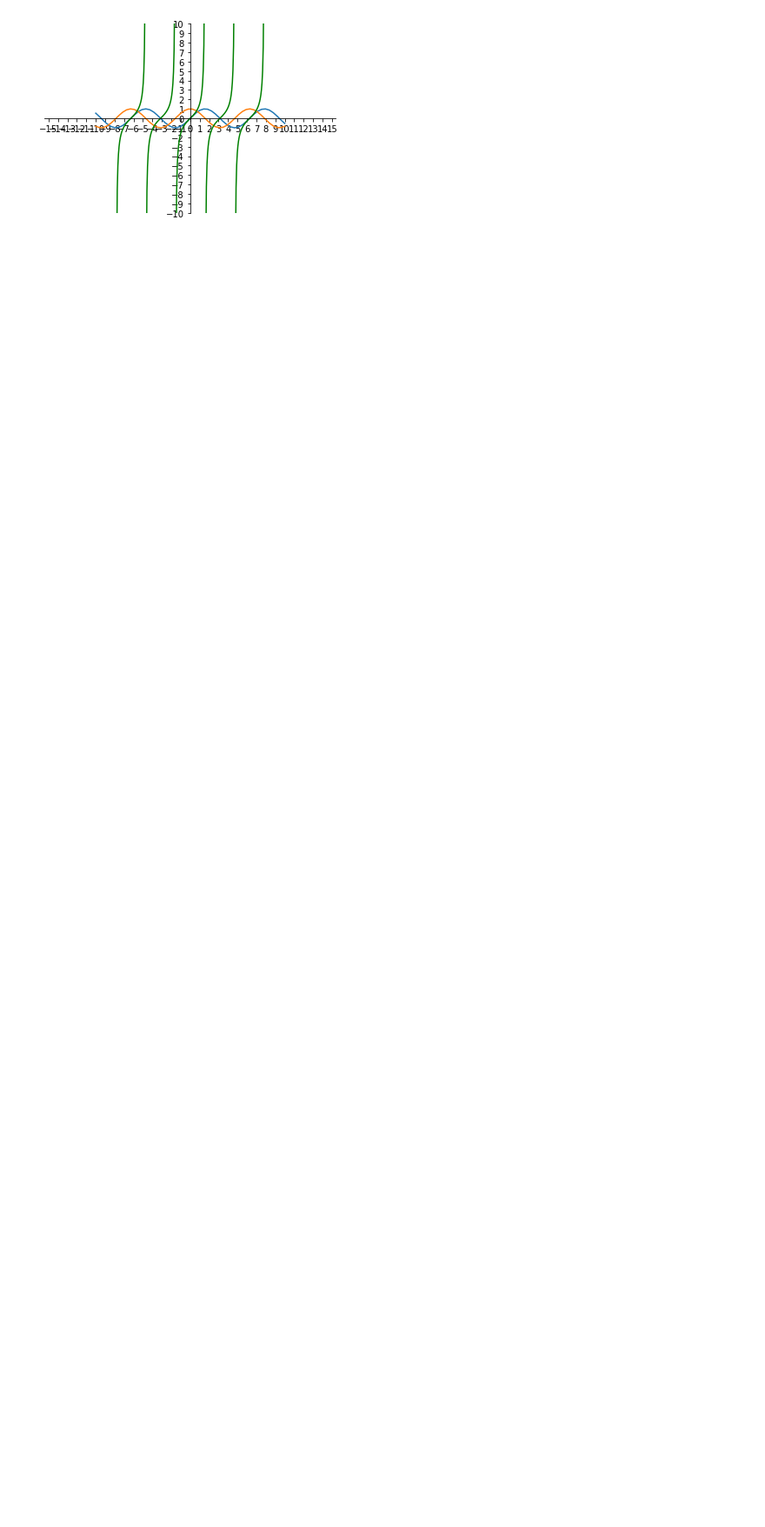
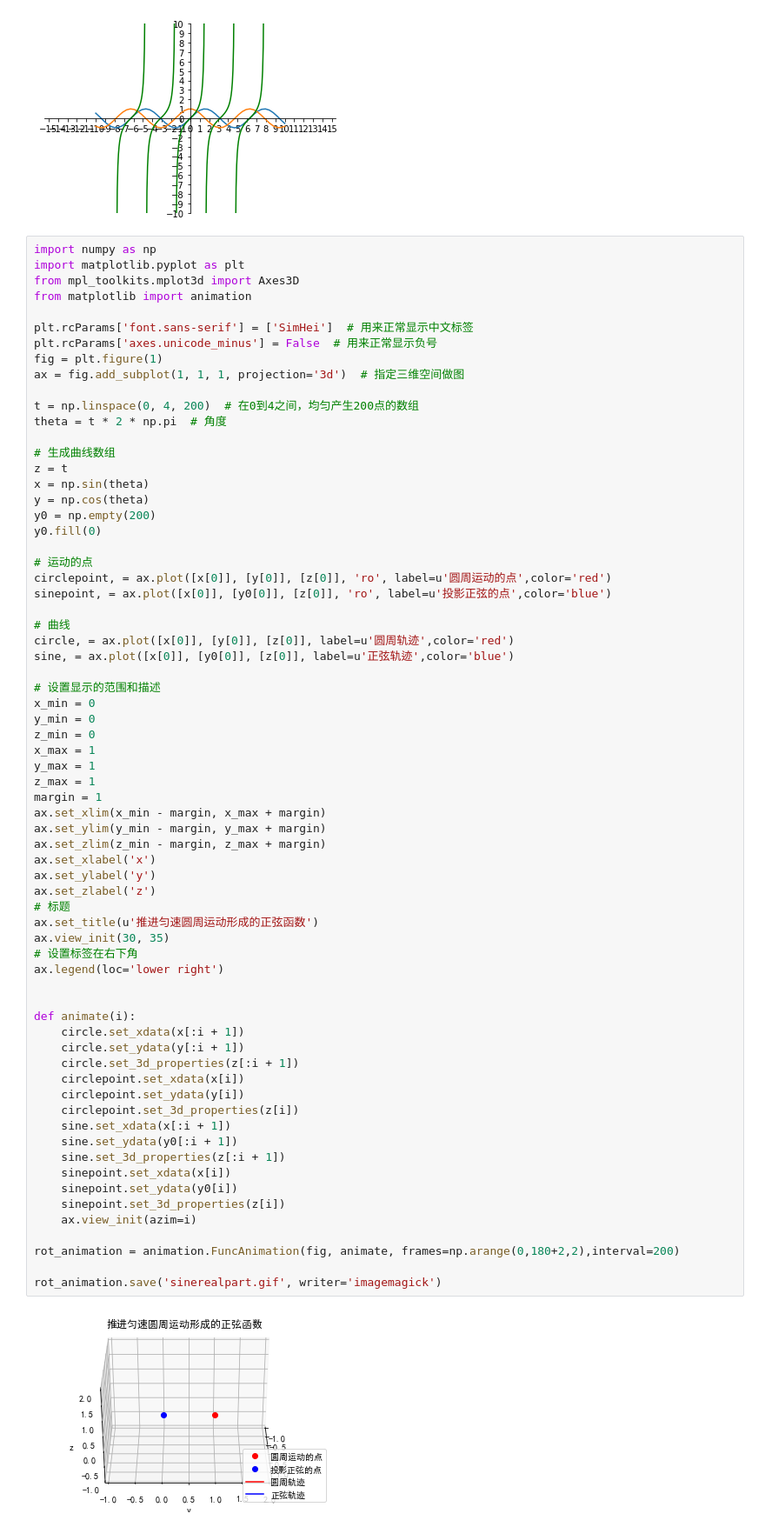
Before and after one commit to kastaineibum/WittyMathematics, a Jupyter notebook: python/src/sec1-1.ipynb, the cells around one changed output. Shown at 87% size. Saved outputs shown, nothing was run; the diff lists cells and outputs as text; blank space fills up the shorter version.

```diff
--- a/python/src/sec1-1.ipynb
+++ b/python/src/sec1-1.ipynb
@@ -843,3 +843,73 @@ plt.savefig("./sec1-1-10.png",dpi=500,bbox_inches = 'tight')
 plt.show()
 # %% [output]
 [figure]
+# %%
+import numpy as np
+import matplotlib.pyplot as plt
+from mpl_toolkits.mplot3d import Axes3D
+from matplotlib import animation
+
+plt.rcParams['font.sans-serif'] = ['SimHei']  # 用来正常显示中文标签
+plt.rcParams['axes.unicode_minus'] = False  # 用来正常显示负号
+fig = plt.figure(1)
+ax = fig.add_subplot(1, 1, 1, projection='3d')  # 指定三维空间做图
+
+t = np.linspace(0, 4, 200)  # 在0到4之间，均匀产生200点的数组
+theta = t * 2 * np.pi  # 角度
+
+# 生成曲线数组
+z = t
+x = np.sin(theta)
+y = np.cos(theta)
+y0 = np.empty(200)
+y0.fill(0)
+
+# 运动的点
+circlepoint, = ax.plot([x[0]], [y[0]], [z[0]], 'ro', label=u'圆周运动的点',color='red')
+sinepoint, = ax.plot([x[0]], [y0[0]], [z[0]], 'ro', label=u'投影正弦的点',color='blue')
+
+# 曲线
+circle, = ax.plot([x[0]], [y[0]], [z[0]], label=u'圆周轨迹',color='red')
+sine, = ax.plot([x[0]], [y0[0]], [z[0]], label=u'正弦轨迹',color='blue')
+
+# 设置显示的范围和描述
+x_min = 0
+y_min = 0
+z_min = 0
+x_max = 1
+y_max = 1
+z_max = 1
+margin = 1
+ax.set_xlim(x_min - margin, x_max + margin)
+ax.set_ylim(y_min - margin, y_max + margin)
+ax.set_zlim(z_min - margin, z_max + margin)
+ax.set_xlabel('x')
+ax.set_ylabel('y')
+ax.set_zlabel('z')
+# 标题
+ax.set_title(u'推进匀速圆周运动形成的正弦函数')
+ax.view_init(30, 35)
+# 设置标签在右下角
+ax.legend(loc='lower right')
+
+
+def animate(i):
+    circle.set_xdata(x[:i + 1])
+    circle.set_ydata(y[:i + 1])
+    circle.set_3d_properties(z[:i + 1])
+    circlepoint.set_xdata(x[i])
+    circlepoint.set_ydata(y[i])
+    circlepoint.set_3d_properties(z[i])
+    sine.set_xdata(x[:i + 1])
+    sine.set_ydata(y0[:i + 1])
+    sine.set_3d_properties(z[:i + 1])
+    sinepoint.set_xdata(x[i])
+    sinepoint.set_ydata(y0[i])
+    sinepoint.set_3d_properties(z[i])
+    ax.view_init(azim=i)
+
+rot_animation = animation.FuncAnimation(fig, animate, frames=np.arange(0,180+2,2),interval=200)
+
+rot_animation.save('sinerealpart.gif', writer='imagemagick')
+# %% [output]
+[figure, added]
```
Also changed, not shown: parts of 1 cell of this notebook, 2 other files.
